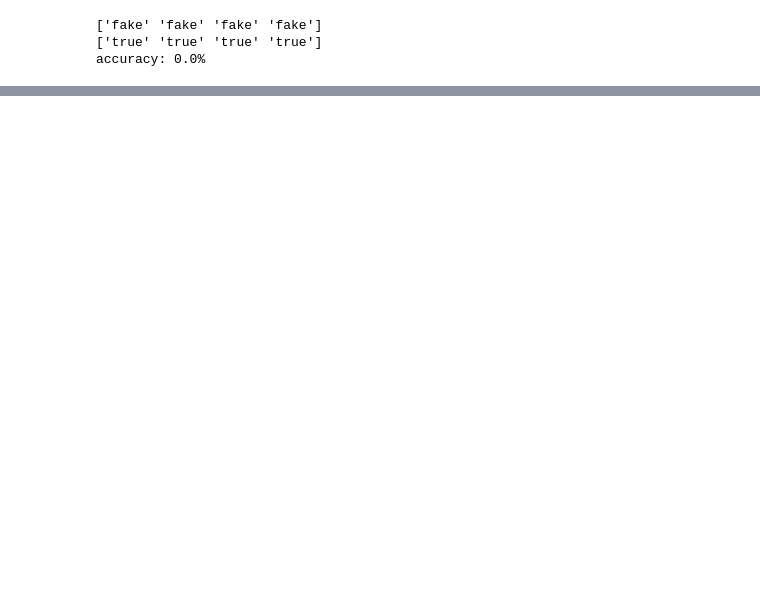
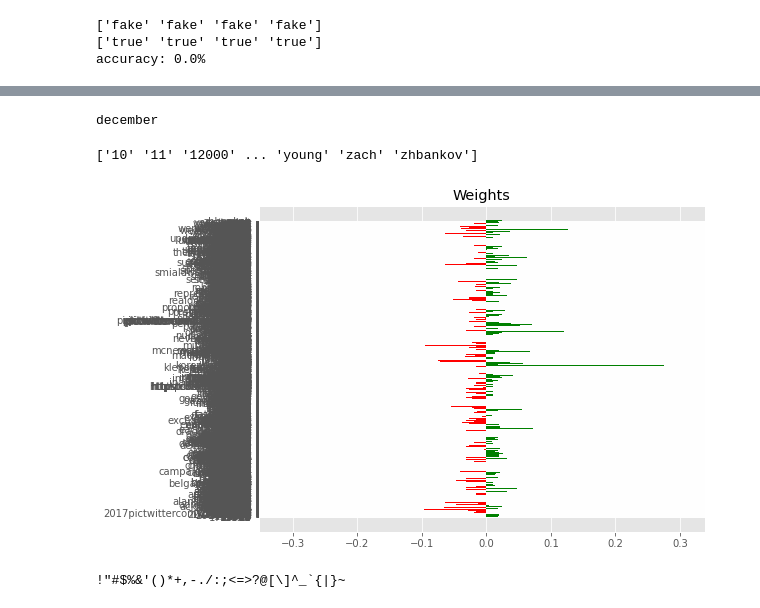
Before and after one commit to EvanEpivent5/EMSCC-FakeNewsProject, a Jupyter notebook: testlime.ipynb, the cells around one changed output, grey strips where cells are left out. Drawn from its saved outputs; the diff is of its cells as text; code cells hidden in the pictures; blank space fills up the shorter version.

```diff
--- a/testlime.ipynb
+++ b/testlime.ipynb
@@ -238,0 +312,19 @@ Reshape your data either using array.reshape(-1, 1) if your data has a single fe
+# %%
+print(features[505])
+# %% [output]
+december
+# %%
+print(features)
+with plt.style.context("ggplot"):
+    fig = plt.figure(figsize=(8,6))
+    plt.barh(range(len(mo.coef_[0])), mo.coef_[0], color=["red" if coef<0 else "green" for coef in mo.coef_[0]])
+    plt.yticks(range(len(mo.coef_[0])), features);
+    plt.title("Weights")
+# %% [output]
+['10' '11' '12000' ... 'young' 'zach' 'zhbankov']
+[figure, added]
+# %%
+import string
+print(string.punctuation)
+# %% [output]
+!"#$%&'()*+,-./:;<=>?@[\]^_`{|}~
```
Also changed, not shown: parts of 3 cells of this notebook, 1 other file.
